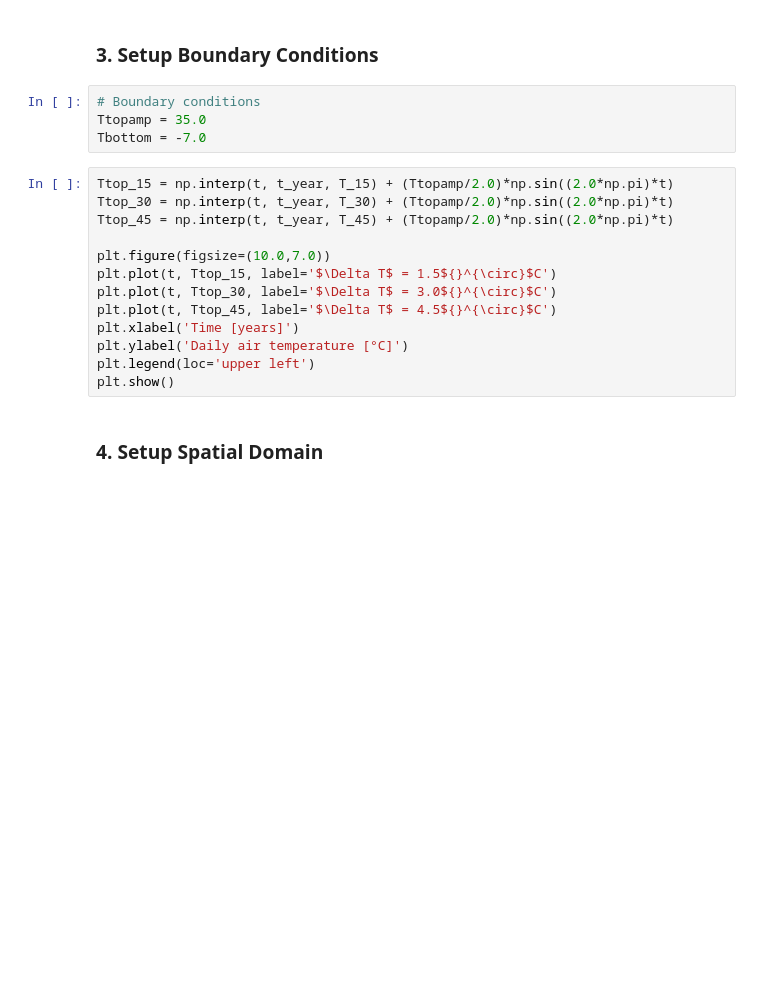
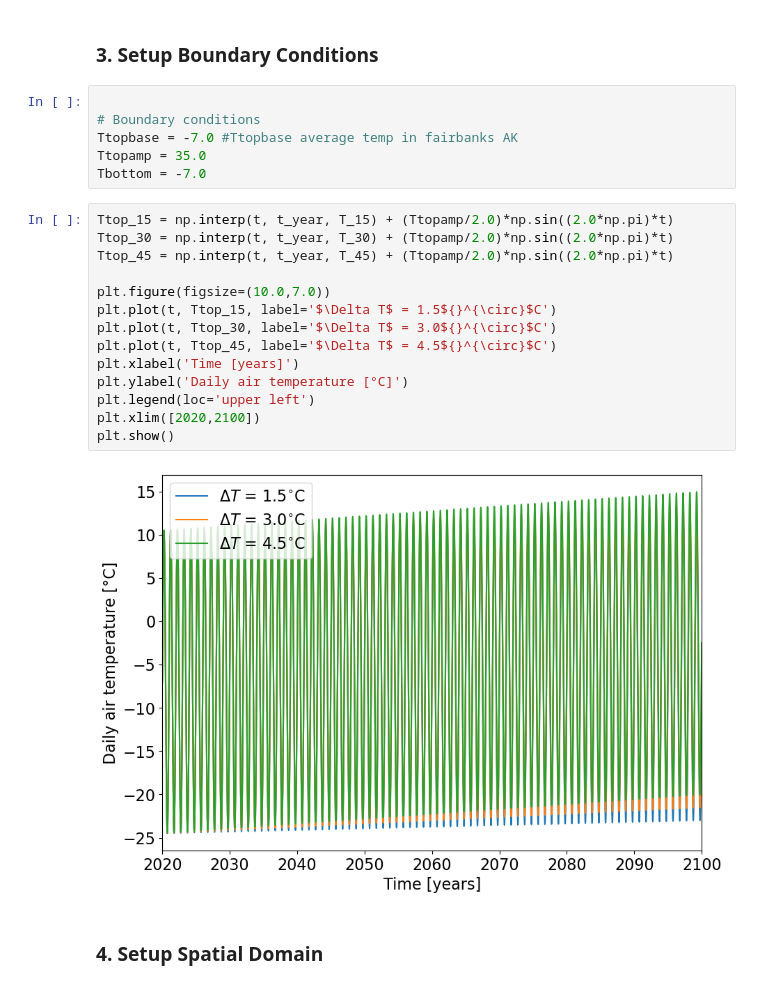
Before and after one commit to LejoFlores/Earth-and-Environmental-Systems-Modeling, a Jupyter notebook: mod03/mod03_1D-Diffusion-Assignment.ipynb, the cells around one changed output. Cells and saved outputs as stored; diff of their text form; blank space fills up the shorter version.

```diff
--- a/mod03/mod03_1D-Diffusion-Assignment.ipynb
+++ b/mod03/mod03_1D-Diffusion-Assignment.ipynb
@@ -86,21 +91,26 @@ print('The number of time steps: Nt = ',str(Nt))
 # %% [markdown]
 ### 3. Setup Boundary Conditions
 # %%
+
 # Boundary conditions
+Ttopbase = -7.0 #Ttopbase average temp in fairbanks AK
 Ttopamp = 35.0
 Tbottom = -7.0
 # %%
 Ttop_15 = np.interp(t, t_year, T_15) + (Ttopamp/2.0)*np.sin((2.0*np.pi)*t)
 Ttop_30 = np.interp(t, t_year, T_30) + (Ttopamp/2.0)*np.sin((2.0*np.pi)*t)
 Ttop_45 = np.interp(t, t_year, T_45) + (Ttopamp/2.0)*np.sin((2.0*np.pi)*t)
 
 plt.figure(figsize=(10.0,7.0))
 plt.plot(t, Ttop_15, label='$\Delta T$ = 1.5${}^{\circ}$C')
 plt.plot(t, Ttop_30, label='$\Delta T$ = 3.0${}^{\circ}$C')
 plt.plot(t, Ttop_45, label='$\Delta T$ = 4.5${}^{\circ}$C')
 plt.xlabel('Time [years]')
 plt.ylabel('Daily air temperature [°C]')
 plt.legend(loc='upper left')
+plt.xlim([2020,2100])
 plt.show()
+# %% [output]
+[figure, added]
 # %% [markdown]
 ### 4. Setup Spatial Domain
```
Also changed, not shown: parts of 7 cells of this notebook.
